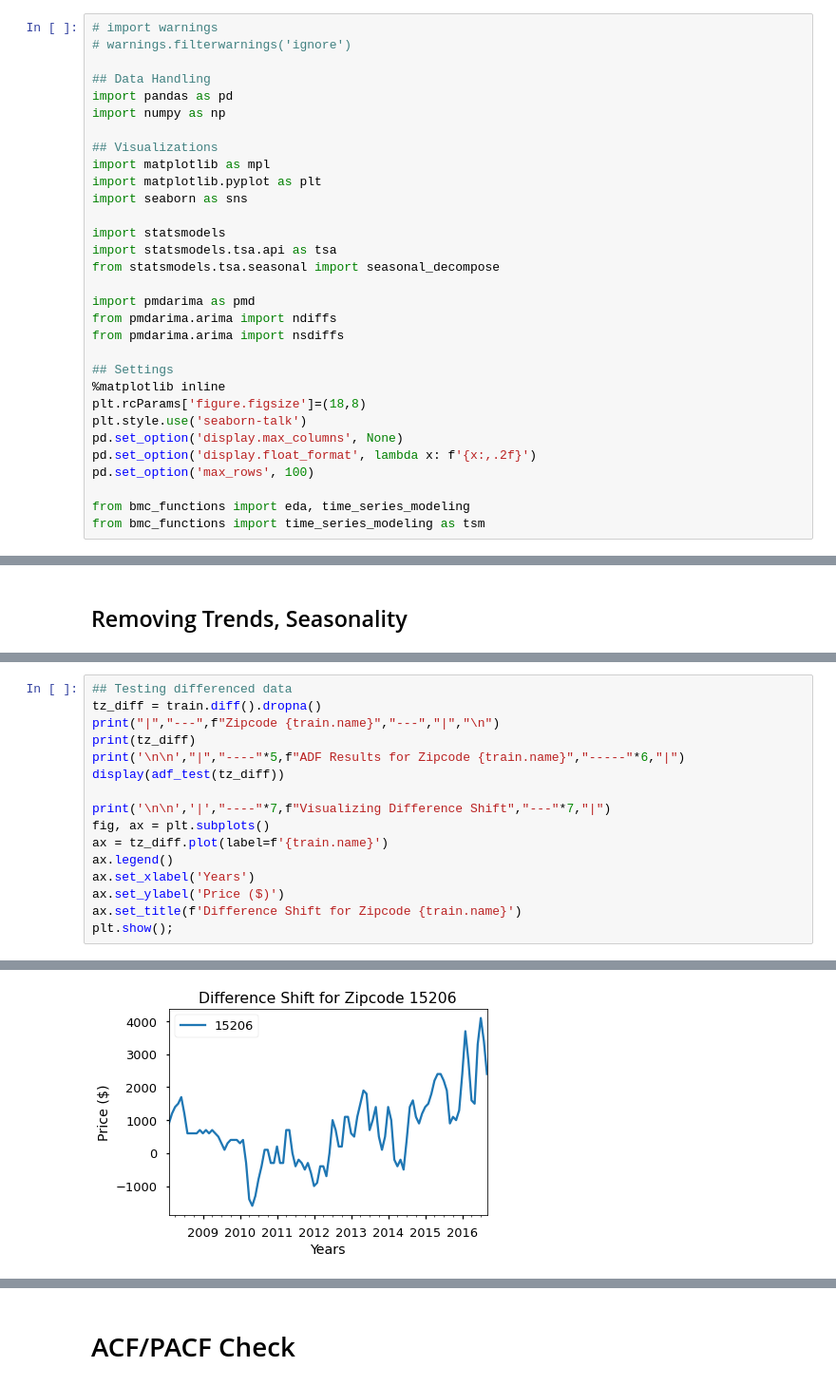
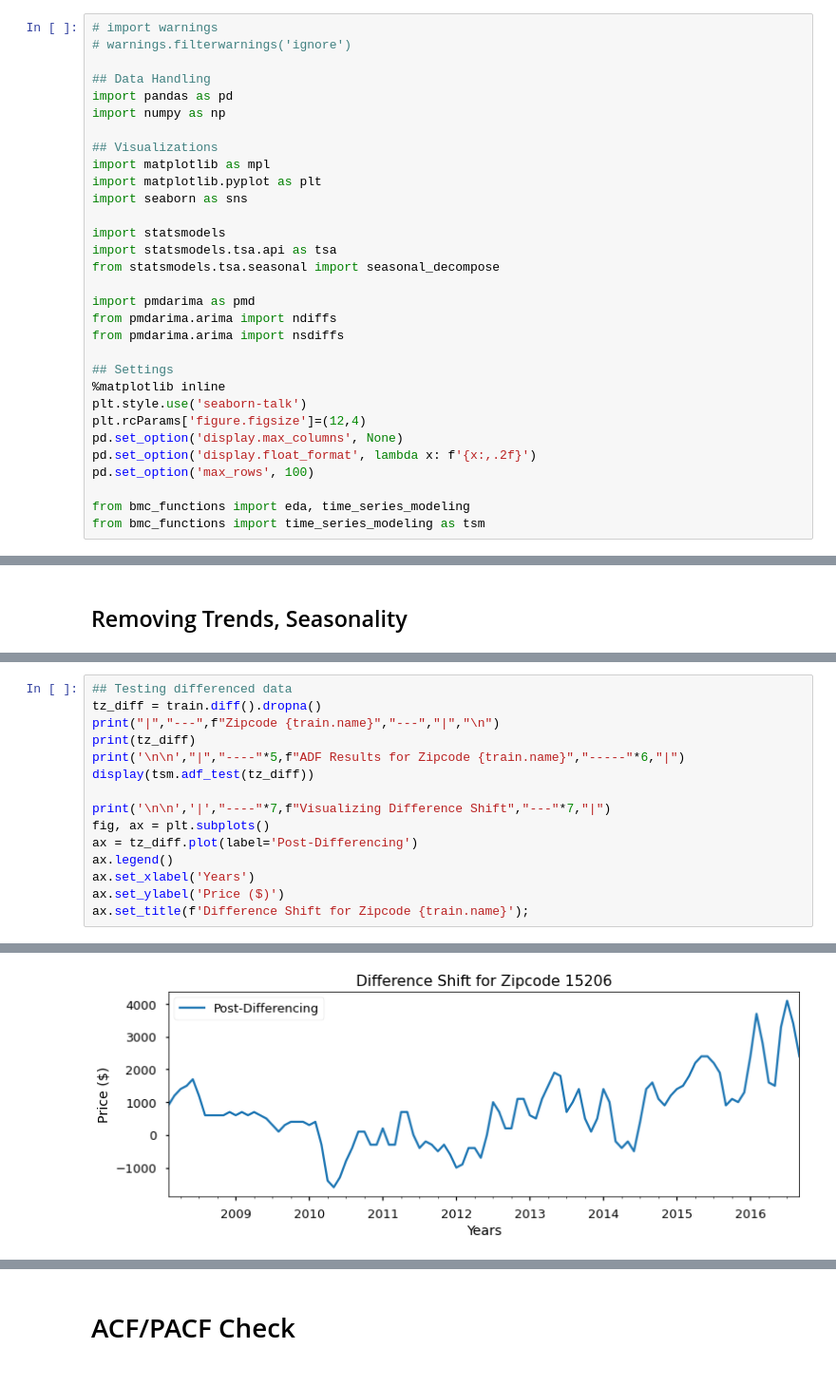
Before and after one commit to BenJMcCarty/Best_of_the_Burgh, a Jupyter notebook: workbooks/WIP_Main_Notebook.ipynb, the cells around one changed output, grey strips where cells are left out. Shown at 95% size. Cells and saved outputs as stored; diff of their text form.

```diff
--- a/workbooks/WIP_Main_Notebook.ipynb
+++ b/workbooks/WIP_Main_Notebook.ipynb
@@ -47,8 +47,8 @@ from pmdarima.arima import nsdiffs
 
 ## Settings
 %matplotlib inline
-plt.rcParams['figure.figsize']=(18,8)
 plt.style.use('seaborn-talk')
+plt.rcParams['figure.figsize']=(12,4)
 pd.set_option('display.max_columns', None)
 pd.set_option('display.float_format', lambda x: f'{x:,.2f}')
 pd.set_option('max_rows', 100)
@@ -553,36 +485,35 @@ tz_diff = train.diff().dropna()
 print("|","---",f"Zipcode {train.name}","---","|","\n")
 print(tz_diff)
 print('\n\n',"|","----"*5,f"ADF Results for Zipcode {train.name}","-----"*6,"|")
-display(adf_test(tz_diff))
+display(tsm.adf_test(tz_diff))
 
 print('\n\n','|',"----"*7,f"Visualizing Difference Shift","---"*7,"|")
 fig, ax = plt.subplots()
-ax = tz_diff.plot(label=f'{train.name}')
+ax = tz_diff.plot(label='Post-Differencing')
 ax.legend()
 ax.set_xlabel('Years')
 ax.set_ylabel('Price ($)')
-ax.set_title(f'Difference Shift for Zipcode {train.name}')
-plt.show();
+ax.set_title(f'Difference Shift for Zipcode {train.name}');
 # %% [output]
 | --- Zipcode 15206 --- |
 
 time
 2008-02-01     900.00
 2008-03-01   1,200.00
 2008-04-01   1,400.00
 2008-05-01   1,500.00
 2008-06-01   1,700.00
                ...
 2016-05-01   1,500.00
 2016-06-01   3,300.00
 2016-07-01   4,100.00
 2016-08-01   3,400.00
 2016-09-01   2,400.00
 Freq: MS, Name: 15206, Length: 104, dtype: float64
 
 
  | -------------------- ADF Results for Zipcode 15206 ------------------------------ |
 |  | Test Stat | P-Value | Number of Lags Used | Number of Obs. Used | P-Value | p < 0.05 | Stationary |
 | Results: 15206 | -1.16 | 0.69 | 2 | 101 | 0.69 | False | False |
  | ---------------------------- Visualizing Difference Shift --------------------- |
-[figure, old version]
+[figure, new version]
```
Also changed, not shown: parts of 71 cells of this notebook, 1 other file.
